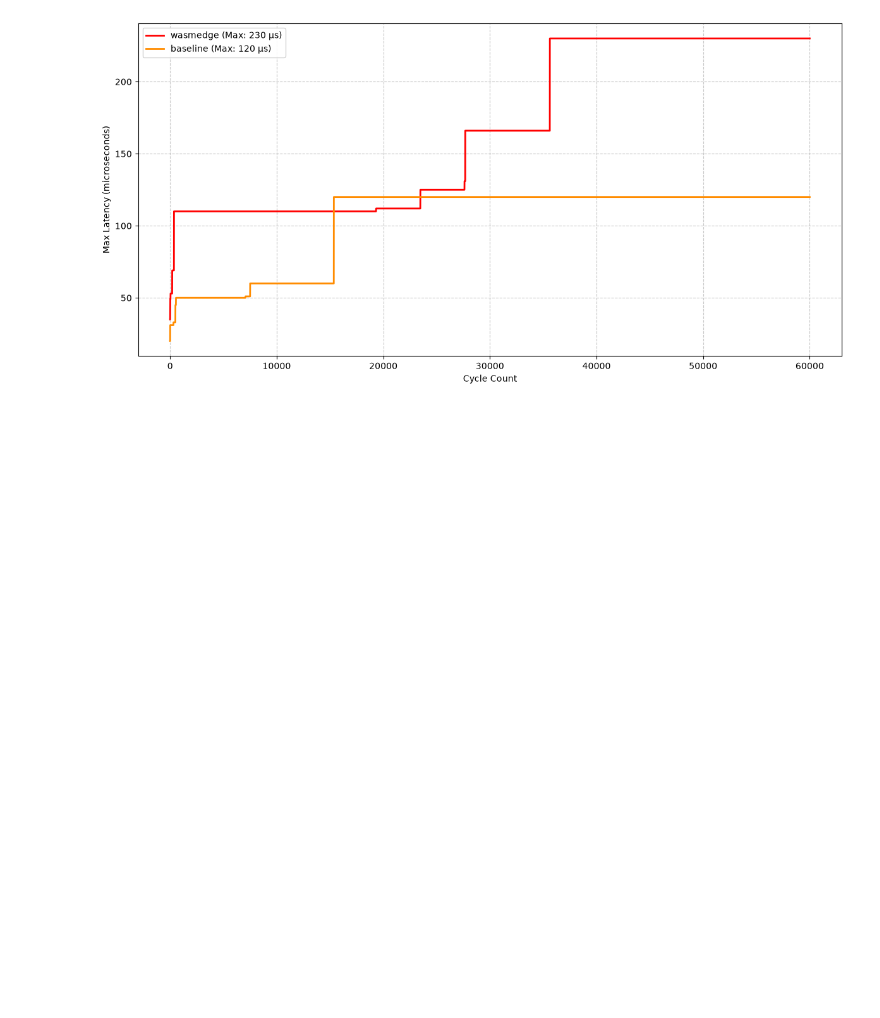
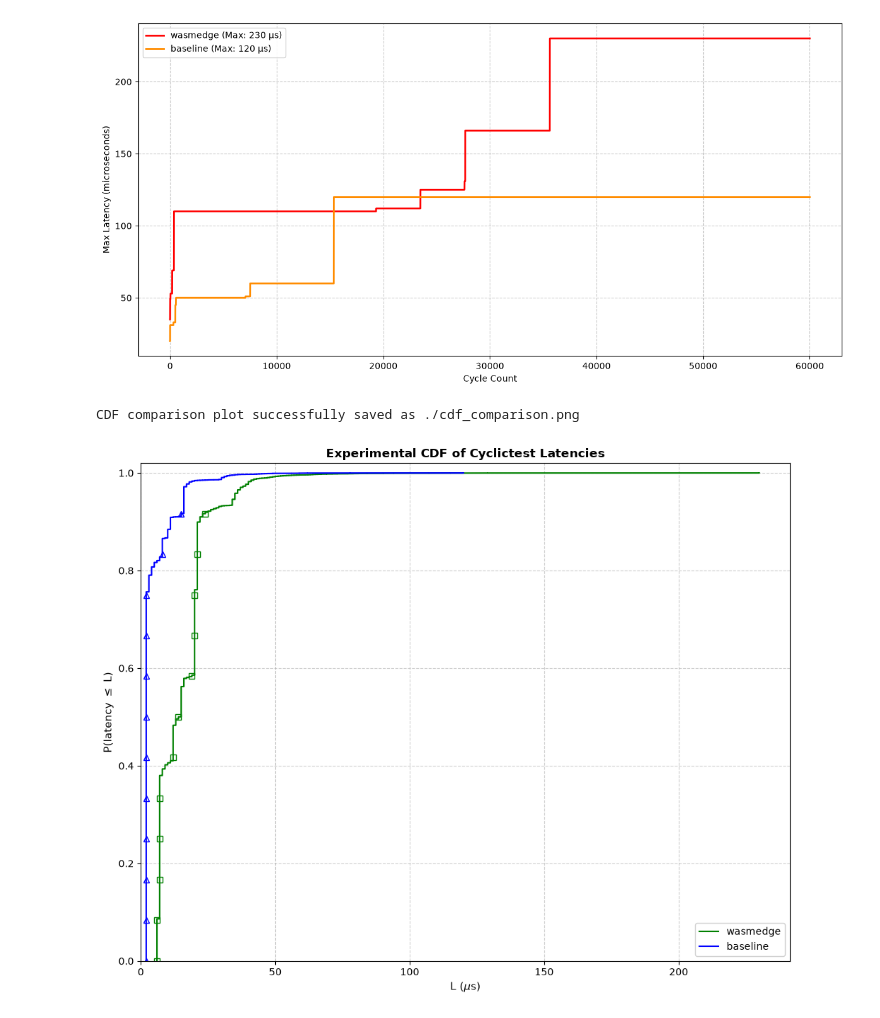
Before and after one commit to balditommaso/wasm_eval, a Jupyter notebook: plot.ipynb, the cells around one changed output. Drawn from its saved outputs; the diff is of its cells as text; code cells hidden in the pictures; blank space fills up the shorter version.

```diff
--- a/plot.ipynb
+++ b/plot.ipynb
@@ -64,3 +134,8 @@ plot_multiple_max_latency([f"./results/{name}.csv" for name in file_name])
 # %% [output]
 Comparison max-latency plot successfully saved as ./plot_comparison_max.png
 [figure]
+# %%
+plot_ecdf([f"./results/{name}.csv" for name in file_name])
+# %% [output]
+CDF comparison plot successfully saved as ./cdf_comparison.png
+[figure, added]
```
Also changed, not shown: parts of 1 cell of this notebook, 2 other files.
